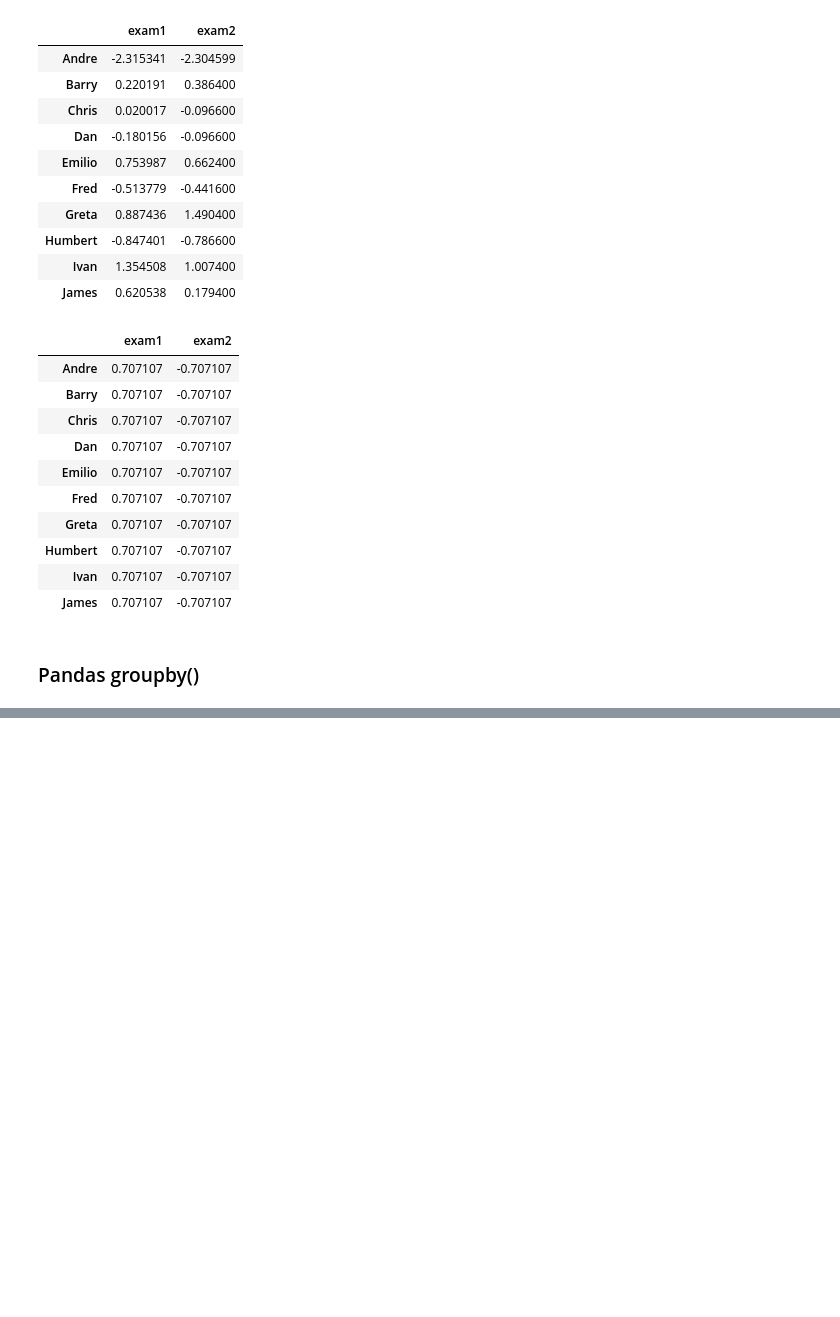
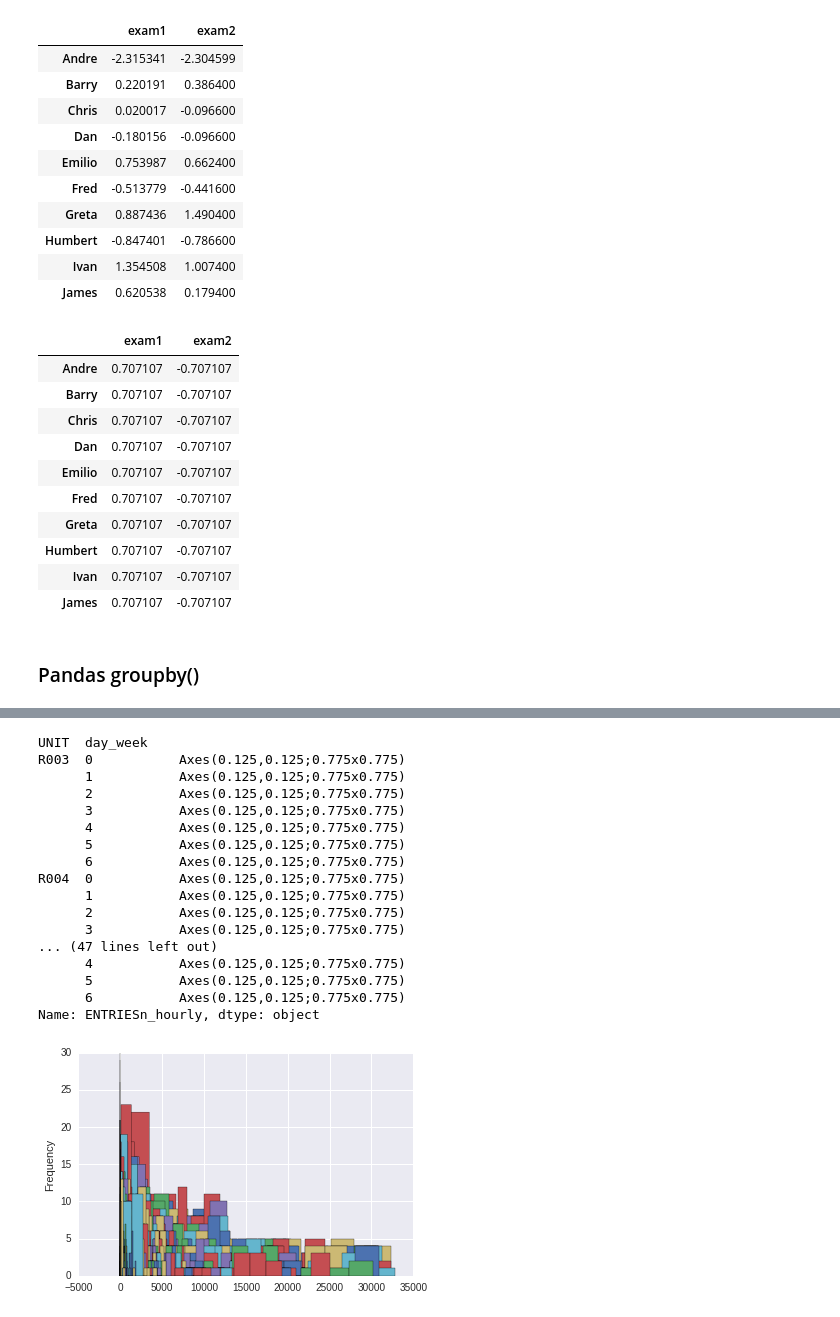
Before and after one commit to charlesmilam/udacity, a Jupyter notebook: introDA/lesson3/L3_quizzes.ipynb, the cells around one changed output, grey strips where cells are left out. Drawn from its saved outputs; the diff is of its cells as text; code cells hidden in the pictures; blank space fills up the shorter version.

Commit message:
group by subway unit and day of week, and display the mean of hourly ridership.

```diff
--- a/introDA/lesson3/L3_quizzes.ipynb
+++ b/introDA/lesson3/L3_quizzes.ipynb
@@ -857,0 +898,5 @@ subway_df = pd.read_csv(filename)
+# %%
+cols = ['UNIT', 'station', 'DATEn', 'day_week', 'ENTRIESn_hourly', 'EXITSn_hourly']
+riders_by_day = subway_df[cols]
+
+riders_by_day
@@ -857,0 +922,3 @@ subway_df = pd.read_csv(filename)
+# %%
+grouped = riders_by_day.groupby(['UNIT', 'day_week'])
+grouped.mean()
@@ -857,0 +945,21 @@ subway_df = pd.read_csv(filename)
+# %%
+grouped['ENTRIESn_hourly'].plot(kind = 'hist')
+# %% [output]
+UNIT  day_week
+R003  0           Axes(0.125,0.125;0.775x0.775)
+      1           Axes(0.125,0.125;0.775x0.775)
+      2           Axes(0.125,0.125;0.775x0.775)
+      3           Axes(0.125,0.125;0.775x0.775)
+      4           Axes(0.125,0.125;0.775x0.775)
+      5           Axes(0.125,0.125;0.775x0.775)
+      6           Axes(0.125,0.125;0.775x0.775)
+R004  0           Axes(0.125,0.125;0.775x0.775)
+      1           Axes(0.125,0.125;0.775x0.775)
+      2           Axes(0.125,0.125;0.775x0.775)
+      3           Axes(0.125,0.125;0.775x0.775)
+... (47 lines left out)
+      4           Axes(0.125,0.125;0.775x0.775)
+      5           Axes(0.125,0.125;0.775x0.775)
+      6           Axes(0.125,0.125;0.775x0.775)
+Name: ENTRIESn_hourly, dtype: object
+[figure, added]
```
Also changed, not shown: parts of 9 cells of this notebook.
